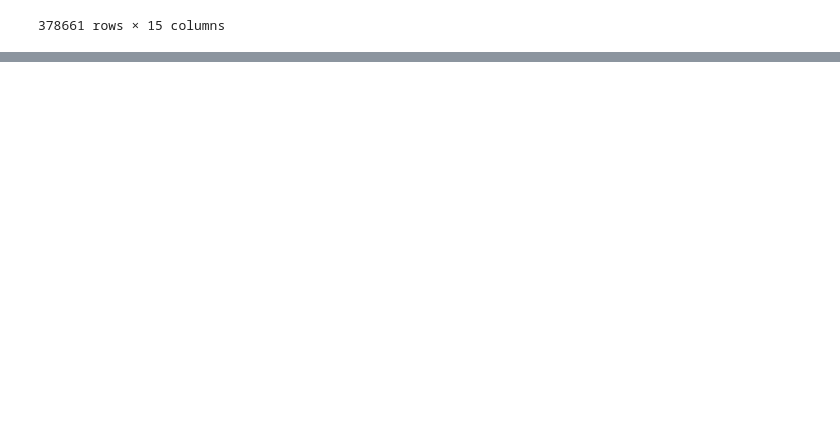
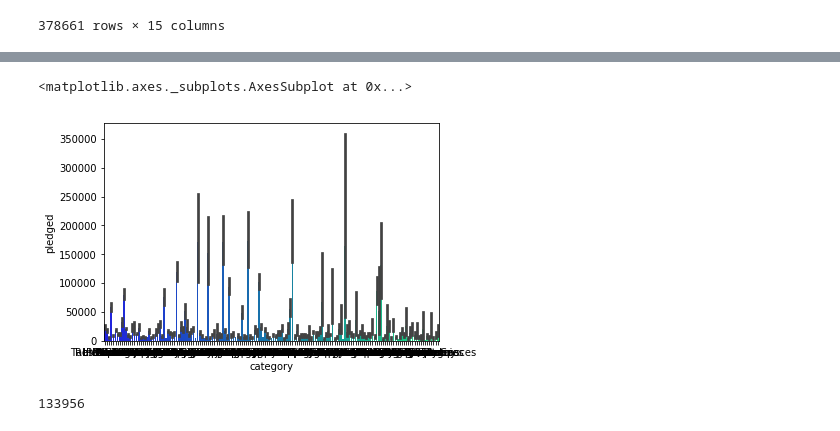
Before and after one commit to jamiejamiebobamie/dataScience1.1, a Jupyter notebook: final_project.ipynb, the cells around one changed output, grey strips where cells are left out. Saved outputs shown, nothing was run; the diff lists cells and outputs as text; code cells hidden in the pictures; blank space fills up the shorter version.

Commit message:
began to analyze the data based around successful funding campaigns and category type

```diff
--- a/final_project.ipynb
+++ b/final_project.ipynb
@@ -43,0 +55,13 @@ df
+# %%
+# what is the range of pledged dollars for successful projects in this category?
+# (ie how extraordinry is this pledge amount in the scope of this domain?)
+success = df[df['state'] == "successful"]
+# %%
+sns.barplot(x="category", y='pledged', palette="winter", data=success)
+# %% [output]
+<matplotlib.axes._subplots.AxesSubplot at 0x...>
+[figure, added]
+# %%
+success['category'].count()
+# %% [output]
+133956
```
Also changed, not shown: parts of 3 cells of this notebook.
